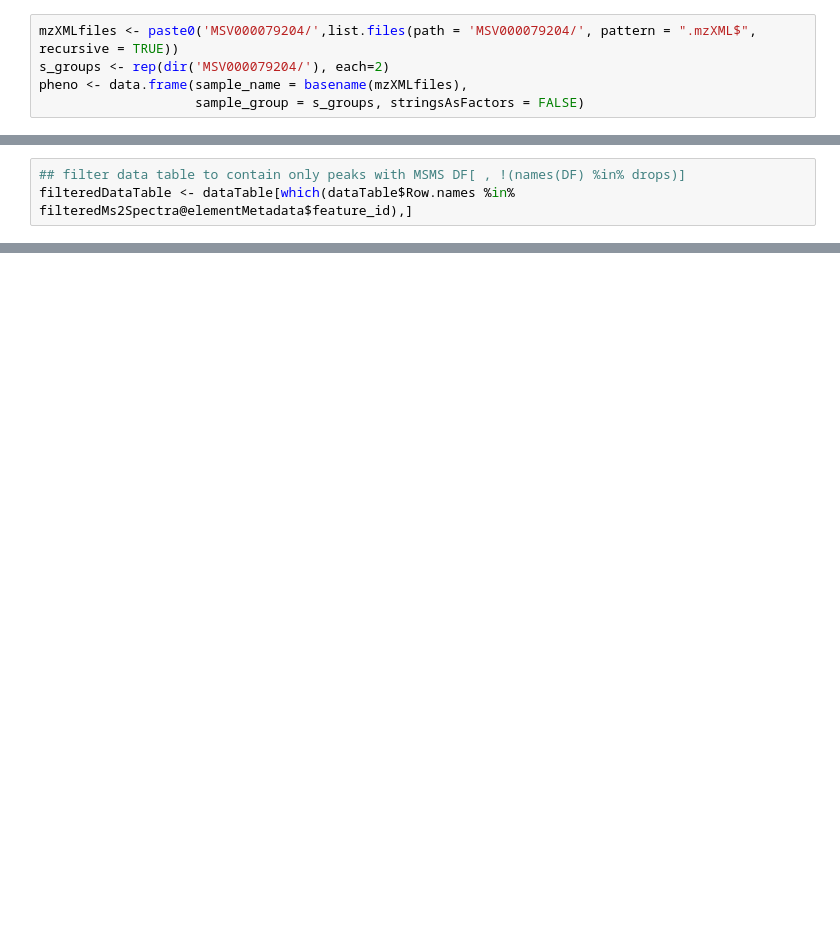
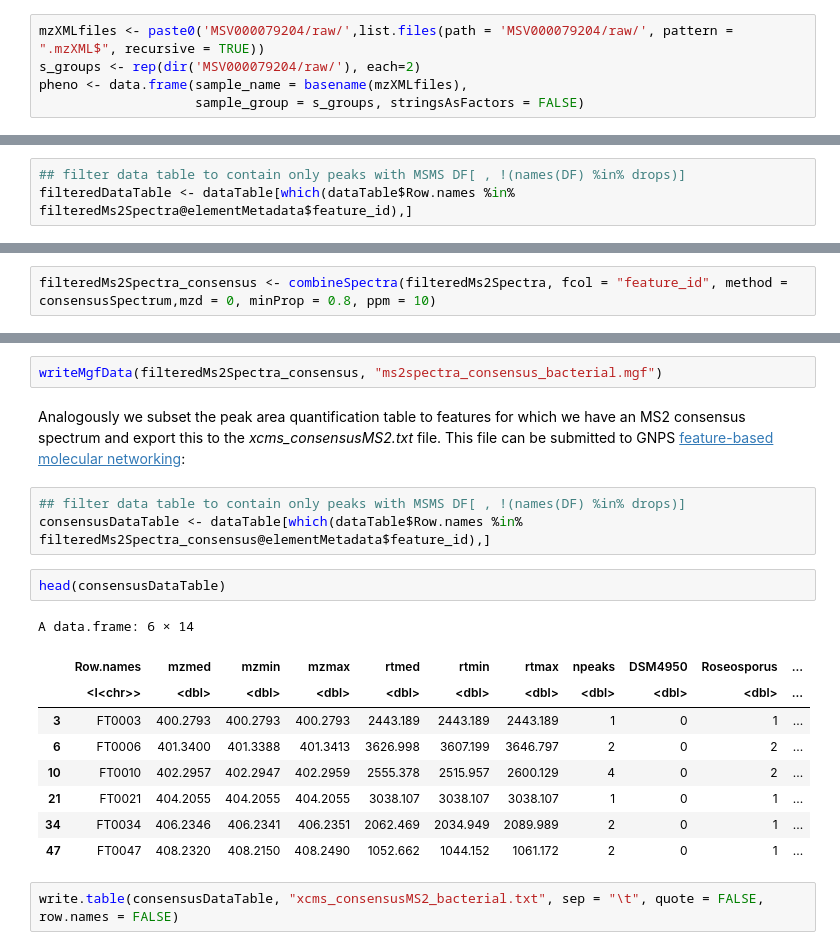
Before and after one commit to DorresteinLaboratory/XCMS3_FeatureBasedMN, a Jupyter notebook: XCMS3_Preprocessing_bacterial_samples.ipynb, the cells around one changed output, grey strips where cells are left out. Saved outputs shown, nothing was run; the diff lists cells and outputs as text; blank space fills up the shorter version.

Commit message:
added consensus MS2

```diff
--- a/XCMS3_Preprocessing_bacterial_samples.ipynb
+++ b/XCMS3_Preprocessing_bacterial_samples.ipynb
@@ -24,8 +34,8 @@ if (.Platform$OS.type == "unix") {
 
 load all .mzXML files and define sample grouping
 # %%
-mzXMLfiles <- paste0('MSV000079204/',list.files(path = 'MSV000079204/', pattern = ".mzXML$", recursive = TRUE))
-s_groups <- rep(dir('MSV000079204/'), each=2)
+mzXMLfiles <- paste0('MSV000079204/raw/',list.files(path = 'MSV000079204/raw/', pattern = ".mzXML$", recursive = TRUE))
+s_groups <- rep(dir('MSV000079204/raw/'), each=2)
 pheno <- data.frame(sample_name = basename(mzXMLfiles),
                     sample_group = s_groups, stringsAsFactors = FALSE)
 # %%
@@ -155,0 +301,2 @@ write.table(filteredDataTable, "xcms_onlyMS2.txt", sep = "\t", quote = FALSE, ro
+# %%
+filteredMs2Spectra_consensus <- combineSpectra(filteredMs2Spectra, fcol = "feature_id", method = consensusSpectrum,mzd = 0, minProp = 0.8, ppm = 10)
@@ -155,0 +307,24 @@ write.table(filteredDataTable, "xcms_onlyMS2.txt", sep = "\t", quote = FALSE, ro
+# %%
+writeMgfData(filteredMs2Spectra_consensus, "ms2spectra_consensus_bacterial.mgf")
+# %% [markdown]
+Analogously we subset the peak area quantification table to features for which we
+have an MS2 consensus spectrum and export this to the *xcms_consensusMS2.txt* file. This
+file can be submitted to GNPS [feature-based molecular
+networking](https://ccms-ucsd.github.io/GNPSDocumentation/featurebasedmolecularnetworking/):
+# %%
+## filter data table to contain only peaks with MSMS DF[ , !(names(DF) %in% drops)]
+consensusDataTable <- dataTable[which(dataTable$Row.names %in% filteredMs2Spectra_consensus@elementMetadata$feature_id),]
+# %%
+head(consensusDataTable)
+# %% [output]
+A data.frame: 6 × 14
+|  | Row.names | mzmed | mzmin | mzmax | rtmed | rtmin | rtmax | npeaks | DSM4950 | Roseosporus | ... |
+|  | <I<chr>> | <dbl> | <dbl> | <dbl> | <dbl> | <dbl> | <dbl> | <dbl> | <dbl> | <dbl> | ... |
+| 3 | FT0003 | 400.2793 | 400.2793 | 400.2793 | 2443.189 | 2443.189 | 2443.189 | 1 | 0 | 1 | ... |
+| 6 | FT0006 | 401.3400 | 401.3388 | 401.3413 | 3626.998 | 3607.199 | 3646.797 | 2 | 0 | 2 | ... |
+| 10 | FT0010 | 402.2957 | 402.2947 | 402.2959 | 2555.378 | 2515.957 | 2600.129 | 4 | 0 | 2 | ... |
+| 21 | FT0021 | 404.2055 | 404.2055 | 404.2055 | 3038.107 | 3038.107 | 3038.107 | 1 | 0 | 1 | ... |
+| 34 | FT0034 | 406.2346 | 406.2341 | 406.2351 | 2062.469 | 2034.949 | 2089.989 | 2 | 0 | 1 | ... |
+| 47 | FT0047 | 408.2320 | 408.2150 | 408.2490 | 1052.662 | 1044.152 | 1061.172 | 2 | 0 | 1 | ... |
+# %%
+write.table(consensusDataTable, "xcms_consensusMS2_bacterial.txt", sep = "\t", quote = FALSE, row.names = FALSE)
```
Also changed, not shown: parts of 49 cells of this notebook.
